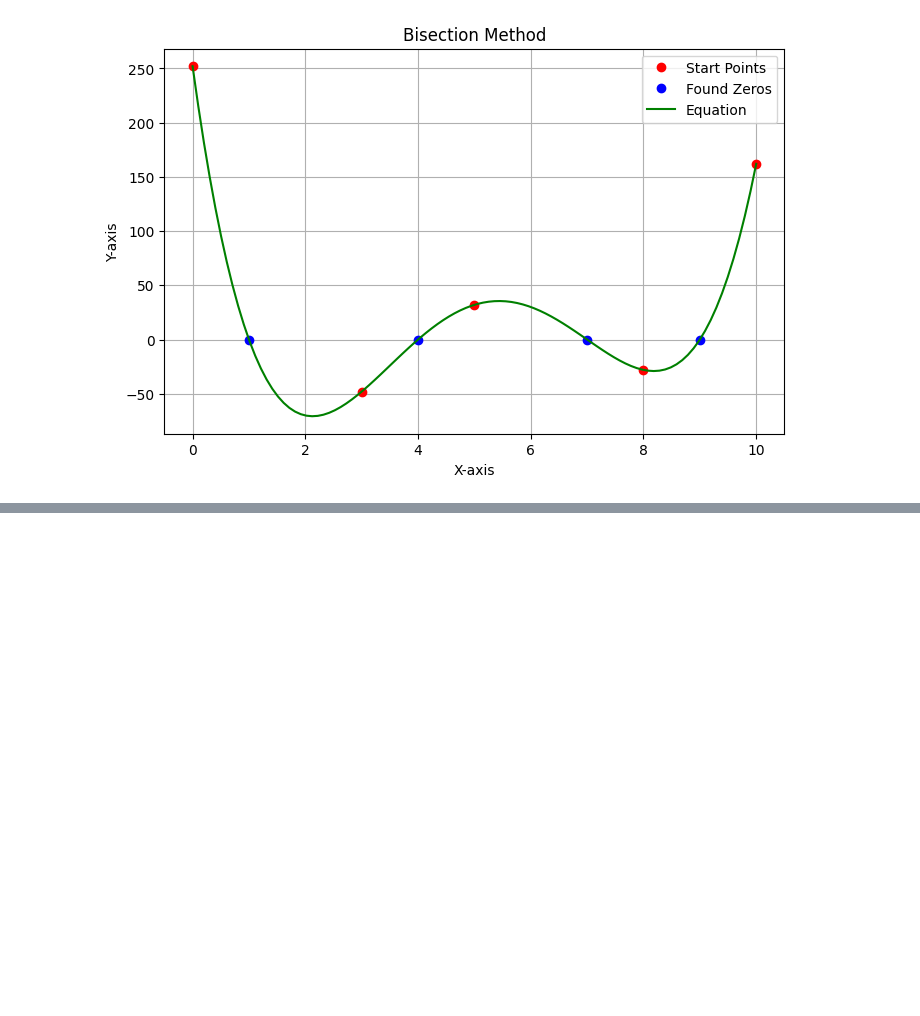
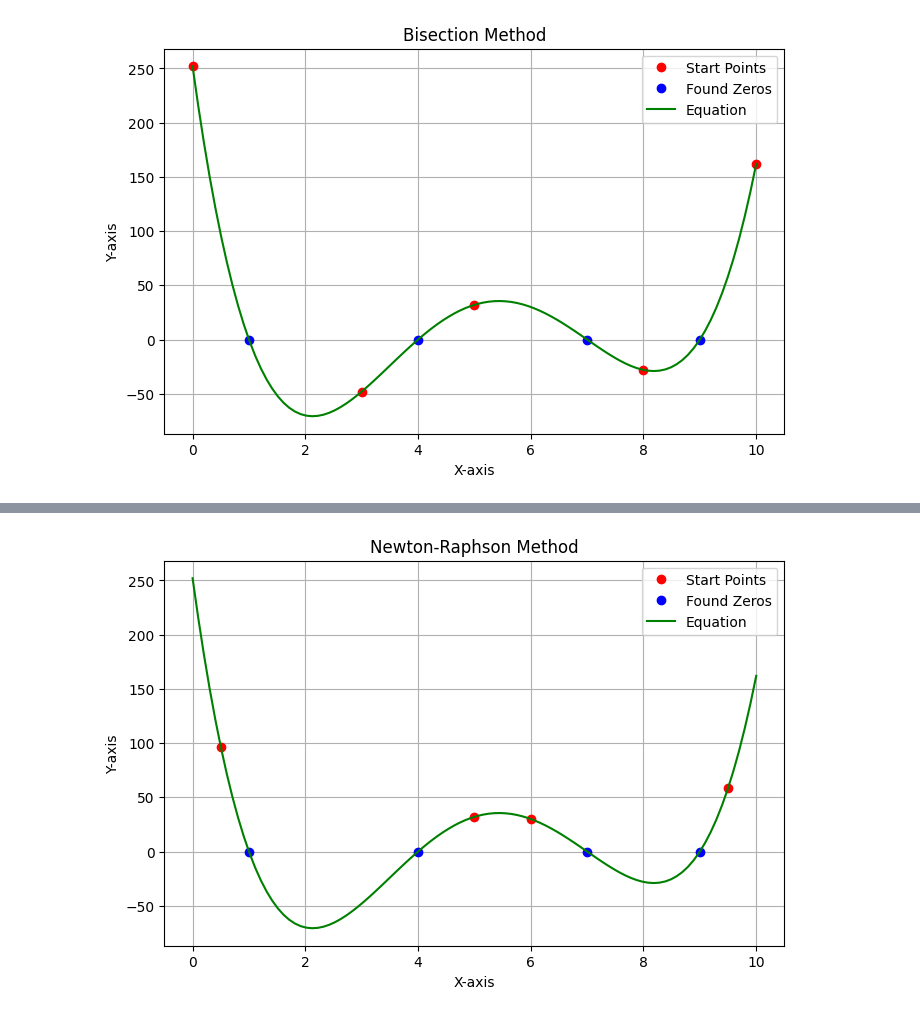
Before and after one commit to EddieOrmseth/MAT-421, a Jupyter notebook: Module C/ModuleC.ipynb, the cells around one changed output, grey strips where cells are left out. Drawn from its saved outputs; the diff is of its cells as text; code cells hidden in the pictures; blank space fills up the shorter version.

```diff
--- a/Module C/ModuleC.ipynb
+++ b/Module C/ModuleC.ipynb
@@ -24,27 +24,28 @@ import matplotlib.pyplot as plot
 from scipy.interpolate import KroghInterpolator
 
 
-def Bisect(f, a, b, tolerance = .01) -> float:
+def Bisect(f, a, b, tolerance = .001) -> float:
     c = 0
     fc = tolerance + 1
     while abs(fc) > tolerance:
         c = (a + b) / 2
         fc = f(c)
 
-        if (fc * f(a)) < 0: b = c
-        else: a = c
+        if (fc * f(a)) < 0: b = c # replace b
+        else: a = c # replace a
 
     return c
 
 
-# f = lambda x: (x-1)*(x-4)*(12*x-7)
 f = lambda x: (x-1)*(x-4)*(x-7)*(x-9)
 
+# initial point around intervals, get y values
 x_start_pts = [0, 3, 5, 8, 10]
 y_start_pts = []
 for i in range(0, len(x_start_pts)):
     y_start_pts.append(f(x_start_pts[i]))
 
+# find the zeros between the intervals
 x_found_pts = []
 y_found_pts = []
 for i in range(0, len(x_start_pts) - 1):
@@ -52,12 +53,14 @@ for i in range(0, len(x_start_pts) - 1):
     x_found_pts.append(x)
     y_found_pts.append(f(x))
 
+# compute so we can show equation
 resolution = 100
 x_full = np.linspace(0, 10, resolution)
 y_full = []
 for i in range(0, len(x_full)):
     y_full.append(f(x_full[i]))
 
+# display everything
 plot.figure(figsize=(8, 5))
 plot.plot(x_start_pts, y_start_pts, marker='o', linestyle='None', color='r', label='Start Points')
 plot.plot(x_found_pts, y_found_pts, marker='o', linestyle='None', color='b', label='Found Zeros')
@@ -74,0 +83,49 @@ Newton Raphson Method:
+# %%
+import numpy as np
+import matplotlib.pyplot as plot
+from scipy.interpolate import KroghInterpolator
+
+
+def NewtonRaphson(f, f_prime, x, tolerance = .01) -> float:
+    while (abs(f(x)) > tolerance):
+        x = x - (f(x) / f_prime(x))
+    return x
+
+
+f = lambda x: (x-1)*(x-4)*(x-7)*(x-9)
+f_prime = lambda x: (f(x + .001) - f(x - .001)) / (.002)
+
+# initial point around intervals, get y values
+x_start_pts = [.5, 5, 6, 9.5]
+y_start_pts = []
+for i in range(0, len(x_start_pts)):
+    y_start_pts.append(f(x_start_pts[i]))
+
+# find the zeros between the intervals
+x_found_pts = []
+y_found_pts = []
+for i in range(0, len(x_start_pts)):
+    x = NewtonRaphson(f, f_prime, x_start_pts[i])
+    x_found_pts.append(x)
+    y_found_pts.append(f(x))
+
+# compute so we can show equation
+resolution = 100
+x_full = np.linspace(0, 10, resolution)
+y_full = []
+for i in range(0, len(x_full)):
+    y_full.append(f(x_full[i]))
+
+# display everything
+plot.figure(figsize=(8, 5))
+plot.plot(x_start_pts, y_start_pts, marker='o', linestyle='None', color='r', label='Start Points')
+plot.plot(x_found_pts, y_found_pts, marker='o', linestyle='None', color='b', label='Found Zeros')
+plot.plot(x_full, y_full, marker='None', linestyle='-', color='g', label='Equation')
+plot.title("Newton-Raphson Method")
+plot.xlabel("X-axis")
+plot.ylabel("Y-axis")
+plot.legend()
+plot.grid()
+plot.show()
+# %% [output]
+[figure, added]
```
Also changed, not shown: parts of 2 cells of this notebook.
